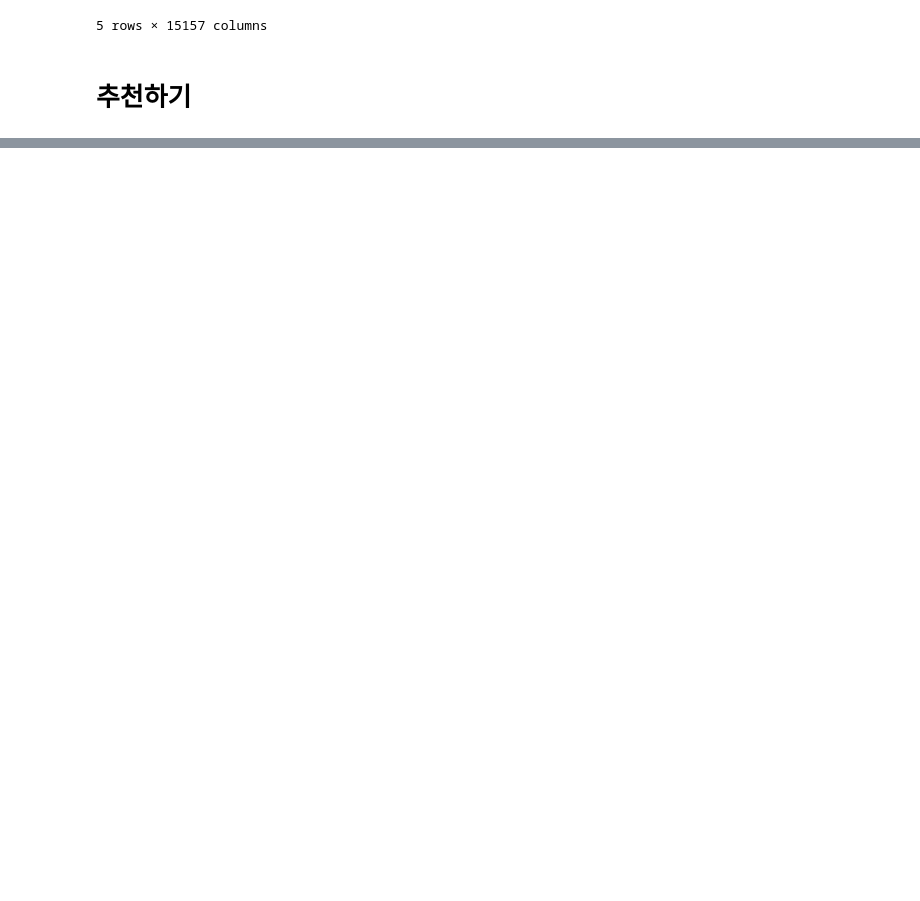
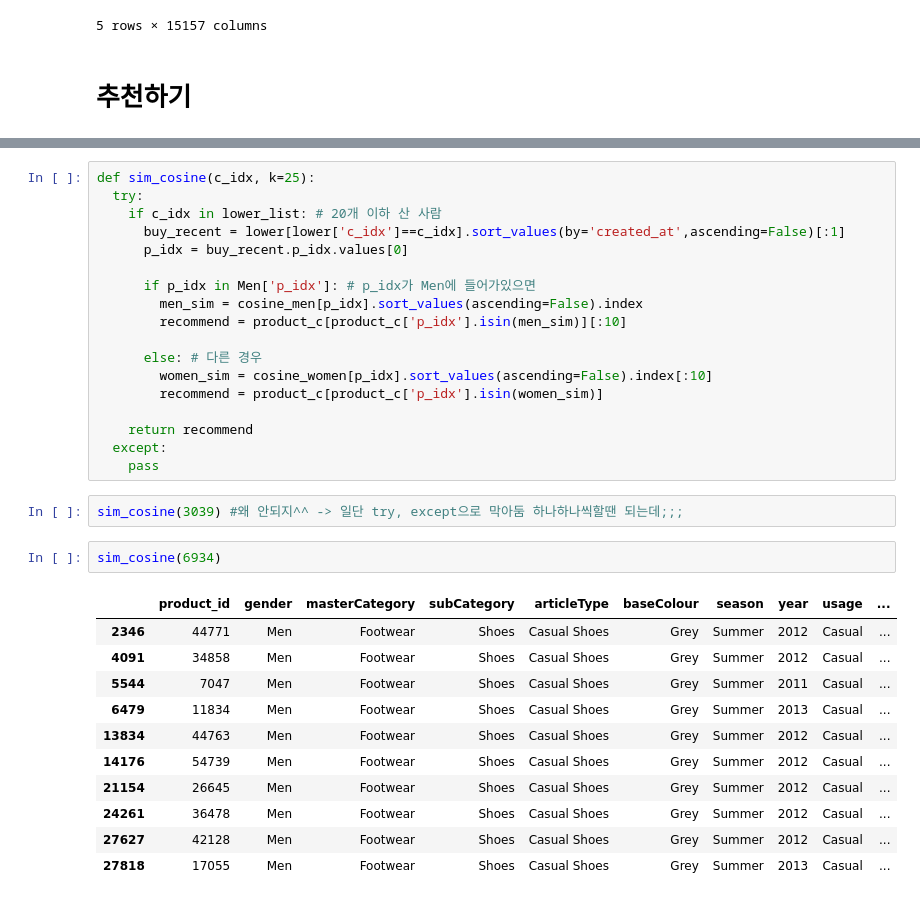
Before and after one commit to hyuna0926/cp2_phase2, a Jupyter notebook: tunning/CB_divide.ipynb, the cells around one changed output, grey strips where cells are left out. Cells and saved outputs as stored; diff of their text form; blank space fills up the shorter version.

```diff
--- a/tunning/CB_divide.ipynb
+++ b/tunning/CB_divide.ipynb
@@ -217,0 +280,34 @@ cosine_women.head()
+# %%
+def sim_cosine(c_idx, k=25):
+  try:
+    if c_idx in lower_list: # 20개 이하 산 사람
+      buy_recent = lower[lower['c_idx']==c_idx].sort_values(by='created_at',ascending=False)[:1]
+      p_idx = buy_recent.p_idx.values[0]
+
+      if p_idx in Men['p_idx']: # p_idx가 Men에 들어가있으면
+        men_sim = cosine_men[p_idx].sort_values(ascending=False).index
+        recommend = product_c[product_c['p_idx'].isin(men_sim)][:10]
+
+      else: # 다른 경우
+        women_sim = cosine_women[p_idx].sort_values(ascending=False).index[:10]
+        recommend = product_c[product_c['p_idx'].isin(women_sim)]
+
+    return recommend
+  except:
+    pass
+# %%
+sim_cosine(3039) #왜 안되지^^ -> 일단 try, except으로 막아둠 하나하나씩할땐 되는데;;;
+# %%
+sim_cosine(6934)
+# %% [output]
+|  | product_id | gender | masterCategory | subCategory | articleType | baseColour | season | year | usage | ... |
+| 2346 | 44771 | Men | Footwear | Shoes | Casual Shoes | Grey | Summer | 2012 | Casual | ... |
+| 4091 | 34858 | Men | Footwear | Shoes | Casual Shoes | Grey | Summer | 2012 | Casual | ... |
+| 5544 | 7047 | Men | Footwear | Shoes | Casual Shoes | Grey | Summer | 2011 | Casual | ... |
+| 6479 | 11834 | Men | Footwear | Shoes | Casual Shoes | Grey | Summer | 2013 | Casual | ... |
+| 13834 | 44763 | Men | Footwear | Shoes | Casual Shoes | Grey | Summer | 2012 | Casual | ... |
+| 14176 | 54739 | Men | Footwear | Shoes | Casual Shoes | Grey | Summer | 2012 | Casual | ... |
+| 21154 | 26645 | Men | Footwear | Shoes | Casual Shoes | Grey | Summer | 2012 | Casual | ... |
+| 24261 | 36478 | Men | Footwear | Shoes | Casual Shoes | Grey | Summer | 2012 | Casual | ... |
+| 27627 | 42128 | Men | Footwear | Shoes | Casual Shoes | Grey | Summer | 2012 | Casual | ... |
+| 27818 | 17055 | Men | Footwear | Shoes | Casual Shoes | Grey | Summer | 2013 | Casual | ... |
```
Also changed, not shown: parts of 10 cells of this notebook.
